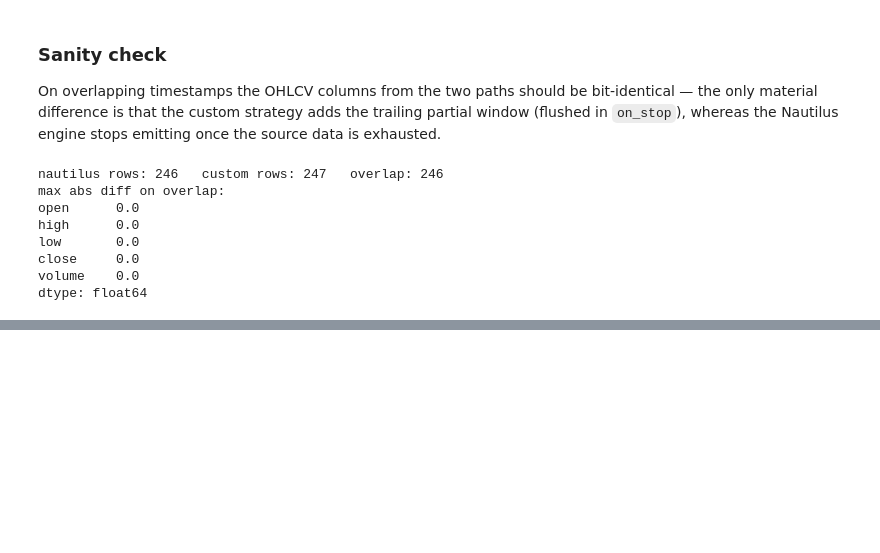
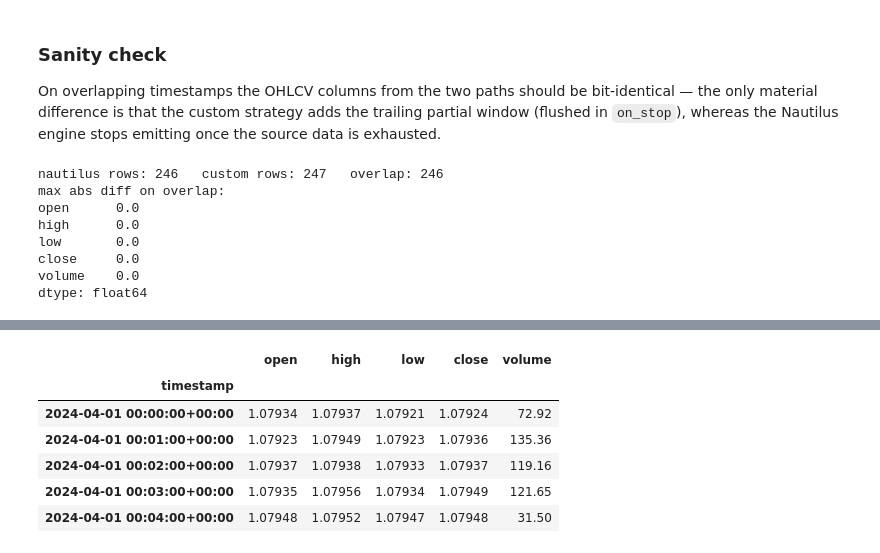
Before and after one commit to mohitmathur-ms/m-cube_version1, a Jupyter notebook: ipynb/aggregate_1min_to_5min.ipynb, the cells around one changed output, grey strips where cells are left out. Cells and saved outputs as stored; diff of their text form; code cells hidden in the pictures; blank space fills up the shorter version.

```diff
--- a/ipynb/aggregate_1min_to_5min.ipynb
+++ b/ipynb/aggregate_1min_to_5min.ipynb
@@ -98,8 +117,25 @@ def load_1min_csv(path: str) -> pd.DataFrame:
     return df[["open", "high", "low", "close", "volume"]].astype(float)
 
 
+def load_1min_month(month_dir: str | Path, price_type: str = PRICE_TYPE) -> pd.DataFrame:
+    """Load every daily `*_<price>_OHLCV.csv` under a month directory and concatenate.
+
+    Expected layout: `<month_dir>/<DD>/<DD.MM.YYYY>_<price>_OHLCV.csv`.
+    Returns a UTC-indexed, deduplicated, sorted DataFrame covering the whole month.
+    """
+    month_dir = Path(month_dir)
+    pattern = f"*/*_{price_type}_OHLCV.csv"
+    csvs = sorted(month_dir.glob(pattern))
+    if not csvs:
+        raise FileNotFoundError(f"no '{pattern}' files under {month_dir}")
+    parts = [load_1min_csv(str(p)) for p in csvs]
+    df = pd.concat(parts).sort_index()
+    df = df[~df.index.duplicated(keep="first")]
+    return df
+
+
 df_1min = load_1min_csv(INPUT_CSV)
-print(f"loaded {len(df_1min):,} 1-min bars")
+print(f"loaded {len(df_1min):,} 1-min bars from single-day demo file")
 print(f"range: {df_1min.index.min()} → {df_1min.index.max()}")
 df_1min.head()
 # %% [output]
@@ -528,0 +711,18 @@ dtype: float64
+# %%
+df_1min_month = load_1min_month(INPUT_MONTH_DIR)
+
+# Source files are named by IST date (e.g. 01.04.2024_ASK_OHLCV.csv), so the
+# first file contains a few hours of bars that — after converting to UTC — fall
+# on March 31. Clip strictly to UTC April 2024 so nothing from March 31 (or
+# May 1 spilled in from the 30.04 file) appears in any output.
+_MONTH_START = pd.Timestamp("2024-04-01", tz="UTC")
+_MONTH_END = pd.Timestamp("2024-05-01", tz="UTC")
+_before = len(df_1min_month)
+df_1min_month = df_1min_month.loc[
+    (df_1min_month.index >= _MONTH_START) & (df_1min_month.index < _MONTH_END)
+]
+print(f"loaded {_before:,} 1-min bars; kept {len(df_1min_month):,} in UTC April 2024 "
+      f"(dropped {_before - len(df_1min_month):,})")
+print(f"range: {df_1min_month.index.min()} → {df_1min_month.index.max()}")
+df_1min_month.head()
+# %% [output]
@@ -528,0 +731,7 @@ dtype: float64
+|  | open | high | low | close | volume |
+| timestamp |  |  |  |  |  |
+| 2024-04-01 00:00:00+00:00 | 1.07934 | 1.07937 | 1.07921 | 1.07924 | 72.92 |
+| 2024-04-01 00:01:00+00:00 | 1.07923 | 1.07949 | 1.07923 | 1.07936 | 135.36 |
+| 2024-04-01 00:02:00+00:00 | 1.07937 | 1.07938 | 1.07933 | 1.07937 | 119.16 |
+| 2024-04-01 00:03:00+00:00 | 1.07935 | 1.07956 | 1.07934 | 1.07949 | 121.65 |
+| 2024-04-01 00:04:00+00:00 | 1.07948 | 1.07952 | 1.07947 | 1.07948 | 31.50 |
```
Also changed, not shown: parts of 16 cells of this notebook, 41 other files.
